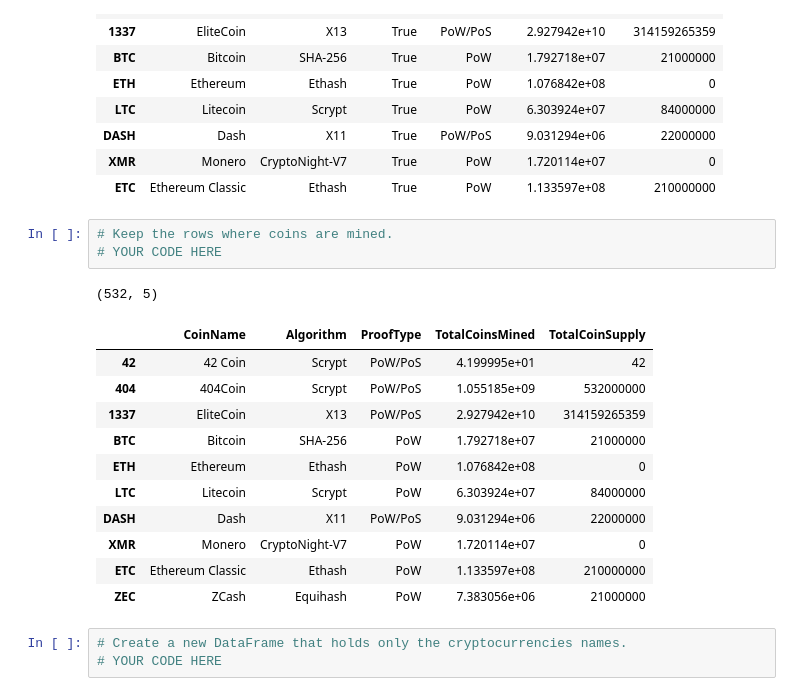
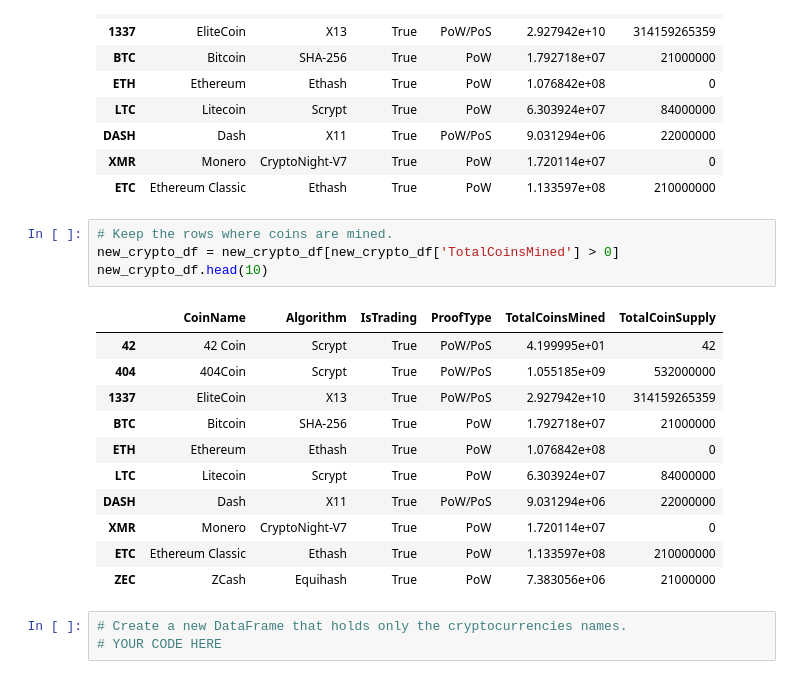
Before and after one commit to 17keerti/Cryptocurrencies, a Jupyter notebook: crypto_clustering.ipynb, the cells around one changed output. Cells and saved outputs as stored; diff of their text form.

Commit message:
Keep the rows where coins are mined

```diff
--- a/crypto_clustering.ipynb
+++ b/crypto_clustering.ipynb
@@ -90,20 +90,20 @@ new_crypto_df.head(10)
 | ETC | Ethereum Classic | Ethash | True | PoW | 1.133597e+08 | 210000000 |
 # %%
 # Keep the rows where coins are mined.
-# YOUR CODE HERE
+new_crypto_df = new_crypto_df[new_crypto_df['TotalCoinsMined'] > 0]
+new_crypto_df.head(10)
 # %% [output]
-(532, 5)
-|  | CoinName | Algorithm | ProofType | TotalCoinsMined | TotalCoinSupply |
-| 42 | 42 Coin | Scrypt | PoW/PoS | 4.199995e+01 | 42 |
-| 404 | 404Coin | Scrypt | PoW/PoS | 1.055185e+09 | 532000000 |
-| 1337 | EliteCoin | X13 | PoW/PoS | 2.927942e+10 | 314159265359 |
-| BTC | Bitcoin | SHA-256 | PoW | 1.792718e+07 | 21000000 |
-| ETH | Ethereum | Ethash | PoW | 1.076842e+08 | 0 |
-| LTC | Litecoin | Scrypt | PoW | 6.303924e+07 | 84000000 |
-| DASH | Dash | X11 | PoW/PoS | 9.031294e+06 | 22000000 |
-| XMR | Monero | CryptoNight-V7 | PoW | 1.720114e+07 | 0 |
-| ETC | Ethereum Classic | Ethash | PoW | 1.133597e+08 | 210000000 |
-| ZEC | ZCash | Equihash | PoW | 7.383056e+06 | 21000000 |
+|  | CoinName | Algorithm | IsTrading | ProofType | TotalCoinsMined | TotalCoinSupply |
+| 42 | 42 Coin | Scrypt | True | PoW/PoS | 4.199995e+01 | 42 |
+| 404 | 404Coin | Scrypt | True | PoW/PoS | 1.055185e+09 | 532000000 |
+| 1337 | EliteCoin | X13 | True | PoW/PoS | 2.927942e+10 | 314159265359 |
+| BTC | Bitcoin | SHA-256 | True | PoW | 1.792718e+07 | 21000000 |
+| ETH | Ethereum | Ethash | True | PoW | 1.076842e+08 | 0 |
+| LTC | Litecoin | Scrypt | True | PoW | 6.303924e+07 | 84000000 |
+| DASH | Dash | X11 | True | PoW/PoS | 9.031294e+06 | 22000000 |
+| XMR | Monero | CryptoNight-V7 | True | PoW | 1.720114e+07 | 0 |
+| ETC | Ethereum Classic | Ethash | True | PoW | 1.133597e+08 | 210000000 |
+| ZEC | ZCash | Equihash | True | PoW | 7.383056e+06 | 21000000 |
 # %%
 # Create a new DataFrame that holds only the cryptocurrencies names.
 # YOUR CODE HERE
```
